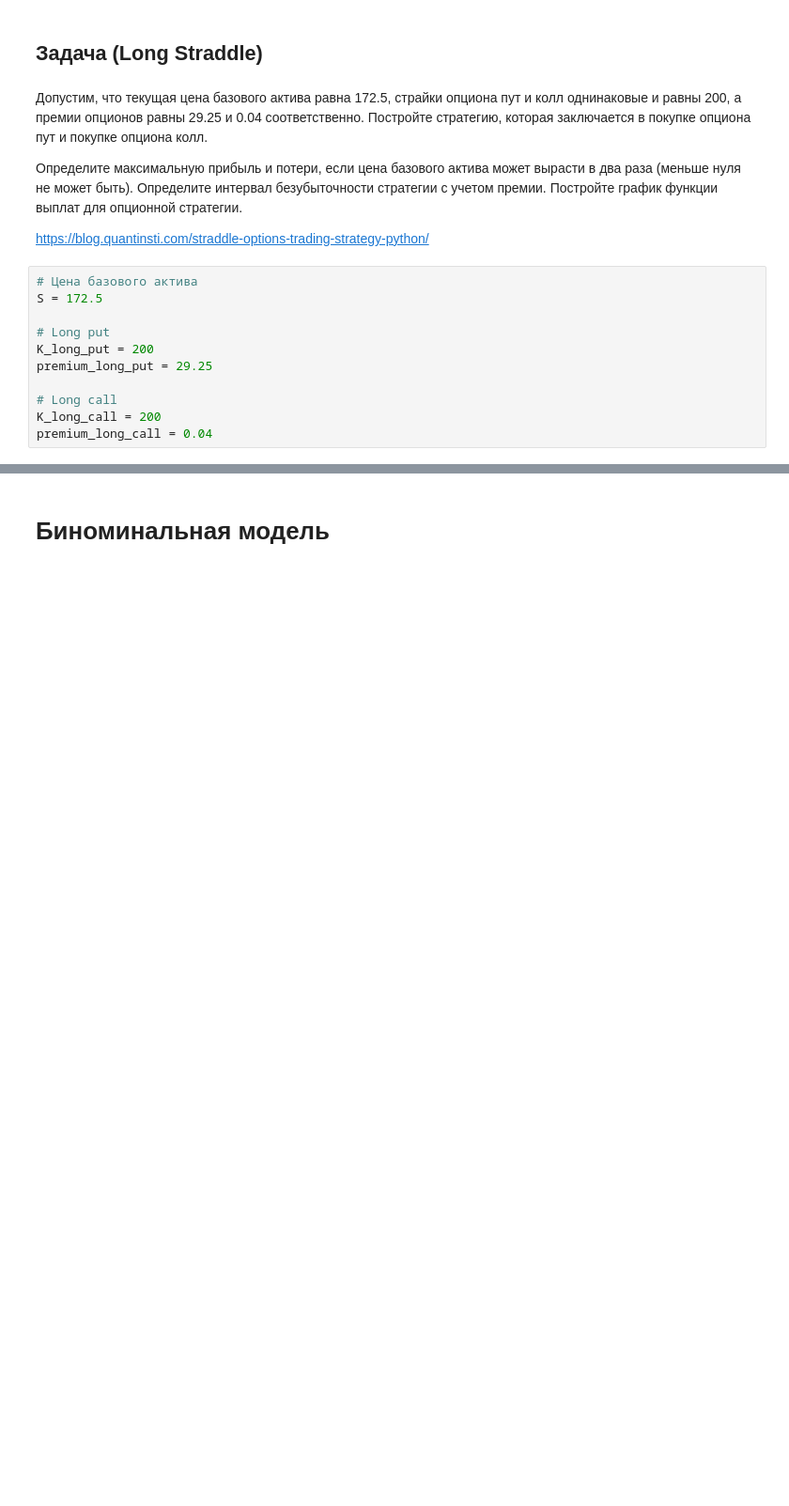
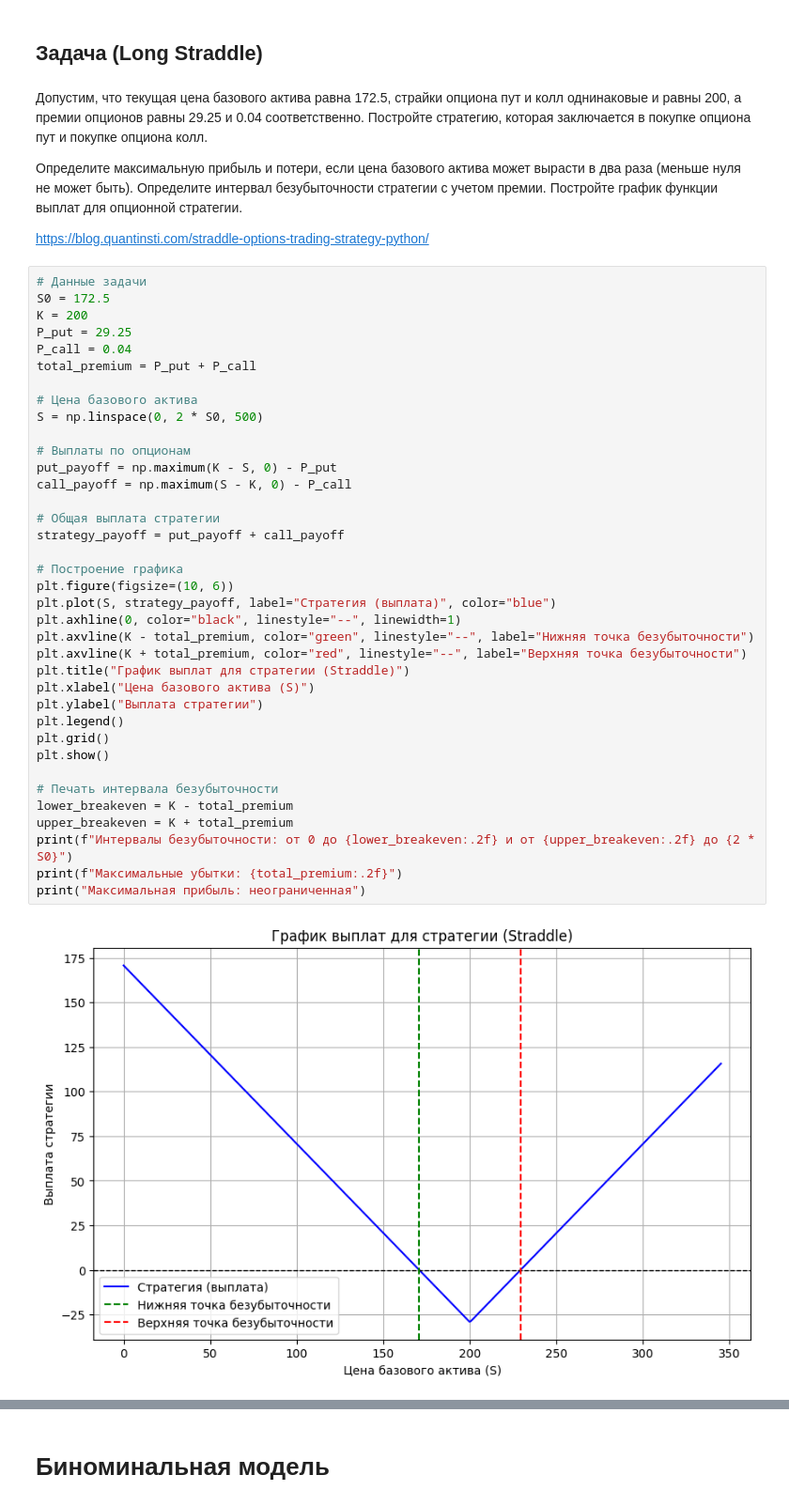
Before and after one commit to MiromanovDaniil/GSFP-labs, a Jupyter notebook: lab_1_GSFP.ipynb, the cells around one changed output, grey strips where cells are left out. Shown: that part at 94% size. Cells and saved outputs as stored; diff of their text form; blank space fills up the shorter version.

```diff
--- a/lab_1_GSFP.ipynb
+++ b/lab_1_GSFP.ipynb
@@ -79,14 +111,42 @@ premium_short_call = 3.25
 Определите максимальную прибыль и потери, если цена базового актива может вырасти в два раза (меньше нуля не может быть). Определите интервал безубыточности стратегии с учетом премии. Постройте график функции выплат для опционной стратегии.
 
 https://blog.quantinsti.com/straddle-options-trading-strategy-python/
-# %%
-# Цена базового актива
-S = 172.5
-
-# Long put
-K_long_put = 200
-premium_long_put = 29.25
-
-# Long call
-K_long_call = 200
-premium_long_call = 0.04
+# %%
+# Данные задачи
+S0 = 172.5
+K = 200
+P_put = 29.25
+P_call = 0.04
+total_premium = P_put + P_call
+
+# Цена базового актива
+S = np.linspace(0, 2 * S0, 500)
+
+# Выплаты по опционам
+put_payoff = np.maximum(K - S, 0) - P_put
+call_payoff = np.maximum(S - K, 0) - P_call
+
+# Общая выплата стратегии
+strategy_payoff = put_payoff + call_payoff
+
+# Построение графика
+plt.figure(figsize=(10, 6))
+plt.plot(S, strategy_payoff, label="Стратегия (выплата)", color="blue")
+plt.axhline(0, color="black", linestyle="--", linewidth=1)
+plt.axvline(K - total_premium, color="green", linestyle="--", label="Нижняя точка безубыточности")
+plt.axvline(K + total_premium, color="red", linestyle="--", label="Верхняя точка безубыточности")
+plt.title("График выплат для стратегии (Straddle)")
+plt.xlabel("Цена базового актива (S)")
+plt.ylabel("Выплата стратегии")
+plt.legend()
+plt.grid()
+plt.show()
+
+# Печать интервала безубыточности
+lower_breakeven = K - total_premium
+upper_breakeven = K + total_premium
+print(f"Интервалы безубыточности: от 0 до {lower_breakeven:.2f} и от {upper_breakeven:.2f} до {2 * S0}")
+print(f"Максимальные убытки: {total_premium:.2f}")
+print("Максимальная прибыль: неограниченная")
+# %% [output]
+[figure, added]
```
Also changed, not shown: parts of 3 cells of this notebook, 3 other files.
